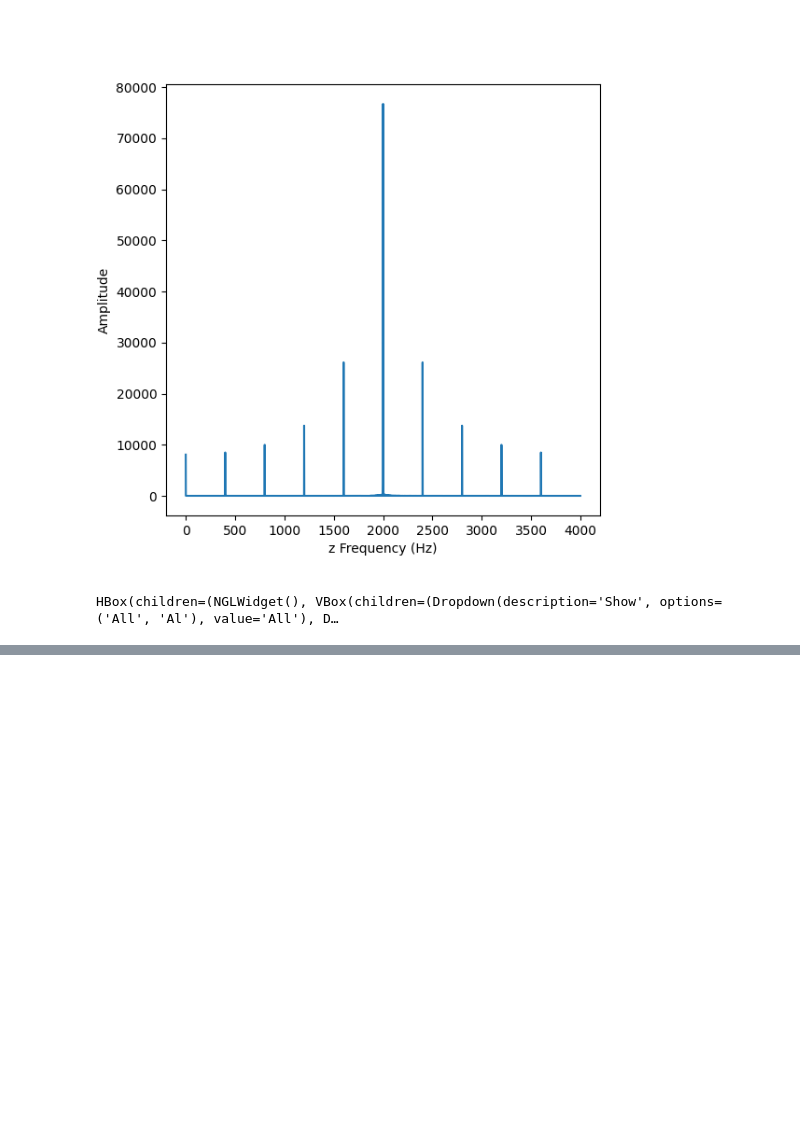
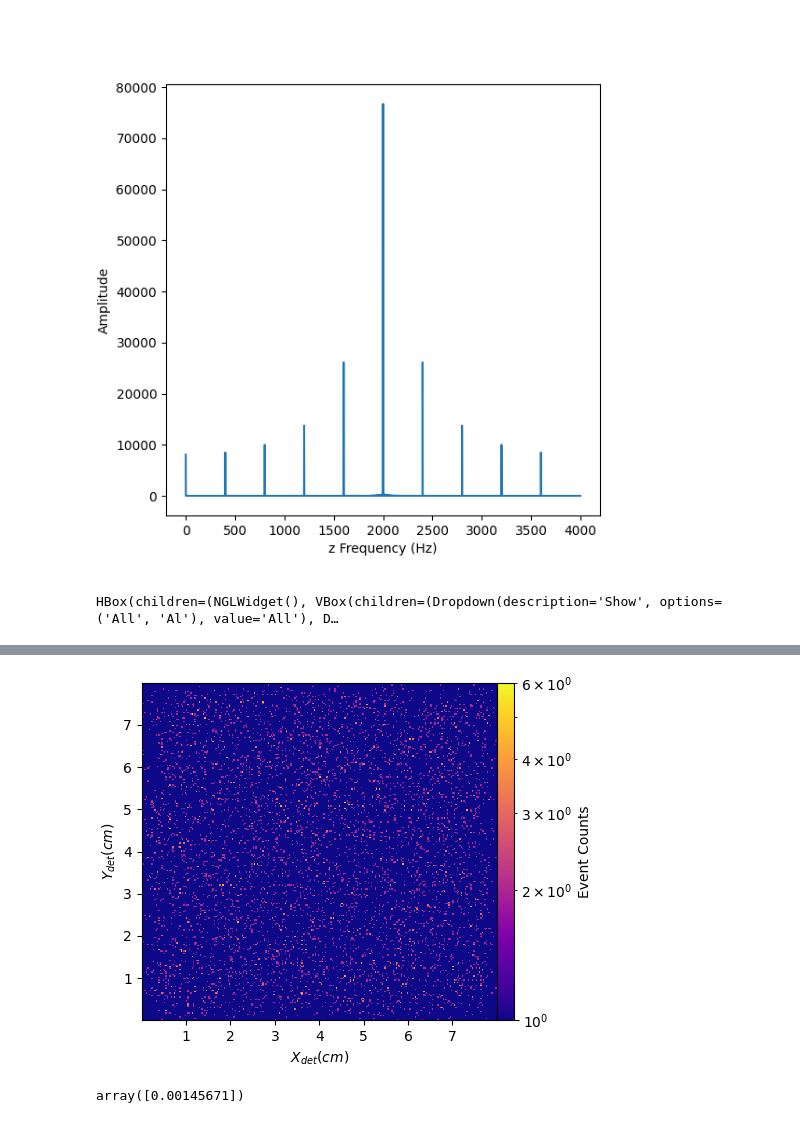
Before and after one commit to mmonajem/pyoxcart, a Jupyter notebook: pyccapt/calibration/tutorials/jupyter_files/sdm_tdf_fft.ipynb, the cells around one changed output, grey strips where cells are left out. Drawn from its saved outputs; the diff is of its cells as text; code cells hidden in the pictures; blank space fills up the shorter version.

```diff
--- a/pyccapt/calibration/tutorials/jupyter_files/sdm_tdf_fft.ipynb
+++ b/pyccapt/calibration/tutorials/jupyter_files/sdm_tdf_fft.ipynb
@@ -202,3 +289,9 @@ z = positions[:, 2]
 view(aluminum, viewer='ngl')
 # %% [output]
 HBox(children=(NGLWidget(), VBox(children=(Dropdown(description='Show', options=('All', 'Al'), value='All'), D…
+# %%
+from pyccapt.calibration.data_tools import data_tools, data_loadcrop
+from pyccapt.calibration.leap_tools import ccapt_tools
+
+data = ccapt_tools.pos_to_ccapt('./SDM_Matrix_Res.pos')
+data
@@ -204,0 +312,8 @@ HBox(children=(NGLWidget(), VBox(children=(Dropdown(description='Show', options=
+# %%
+data_loadcrop.plot_crop_fdm(data['x (nm)'].to_numpy(), data['y (nm)'].to_numpy())
+# %% [output]
+[figure, added]
+# %%
+min(data[['y (nm)']].to_numpy())
+# %% [output]
+array([0.00145671])
```
Also changed, not shown: parts of 7 cells of this notebook, 6 other files.
